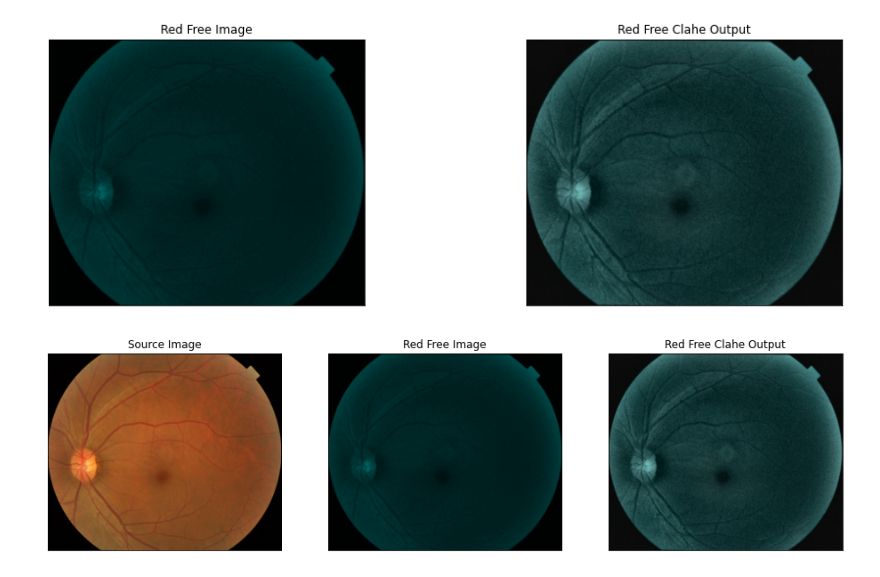
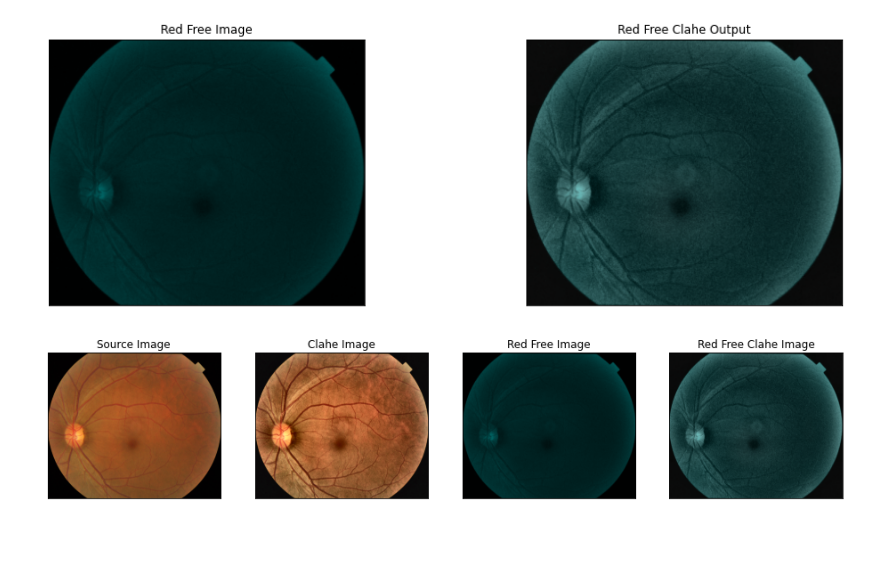
Before and after one commit to CostaDiego/image-enhancement, a Jupyter notebook: ImageEnhancement.ipynb, the cells around one changed output. Cells and saved outputs as stored; diff of their text form; code cells hidden in the pictures; blank space fills up the shorter version.

```diff
--- a/ImageEnhancement.ipynb
+++ b/ImageEnhancement.ipynb
@@ -82,7 +82,8 @@ visualize(Red_Free_Image = imgRedFreeGB,Red_Free_CLAHE_Output = imgRedFreeCLAHEG
 # %%
 visualize(
     Source_Image = img_RGB,
+    CLAHE_Image = imgCLAHE_RGB,
     Red_Free_Image = imgRedFreeGB,
-    Red_Free_CLAHE_Output = imgRedFreeCLAHEGB)
+    Red_Free_CLAHE_Image = imgRedFreeCLAHEGB)
 # %% [output]
-[figure, old version]
+[figure, new version]
```
